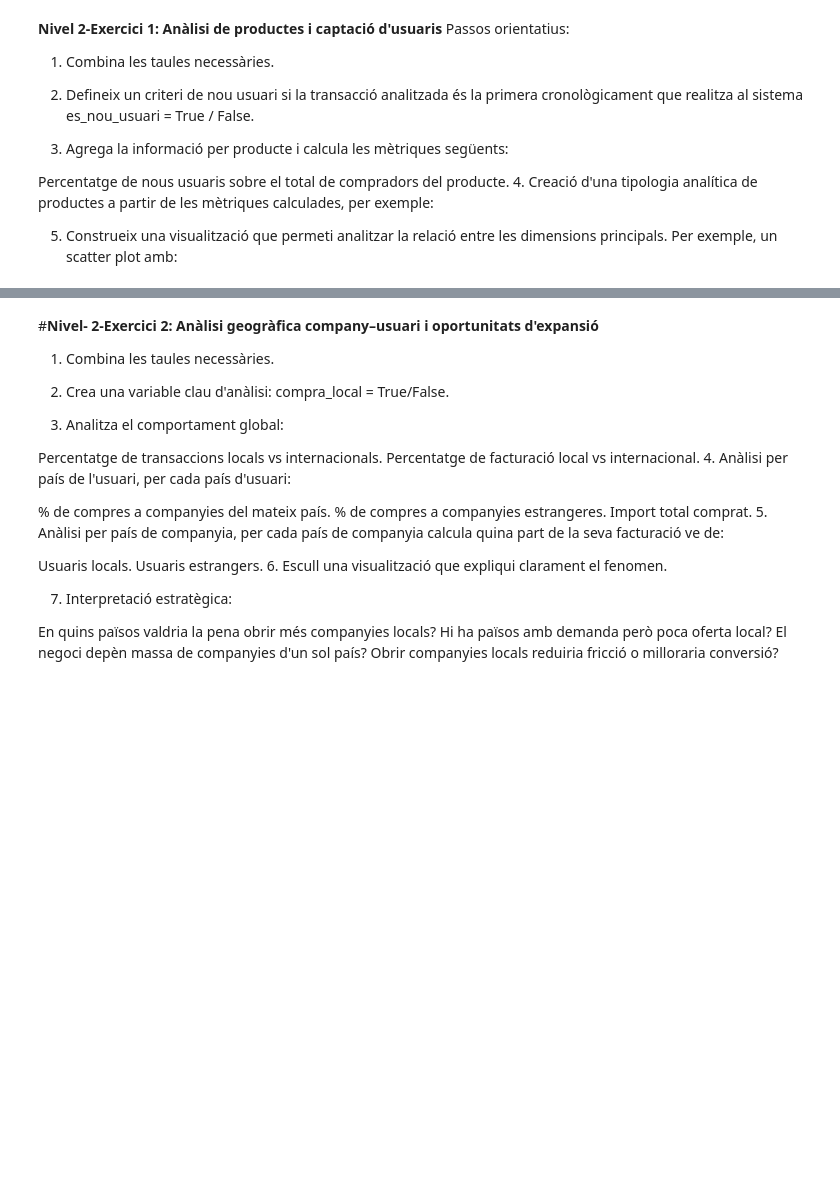
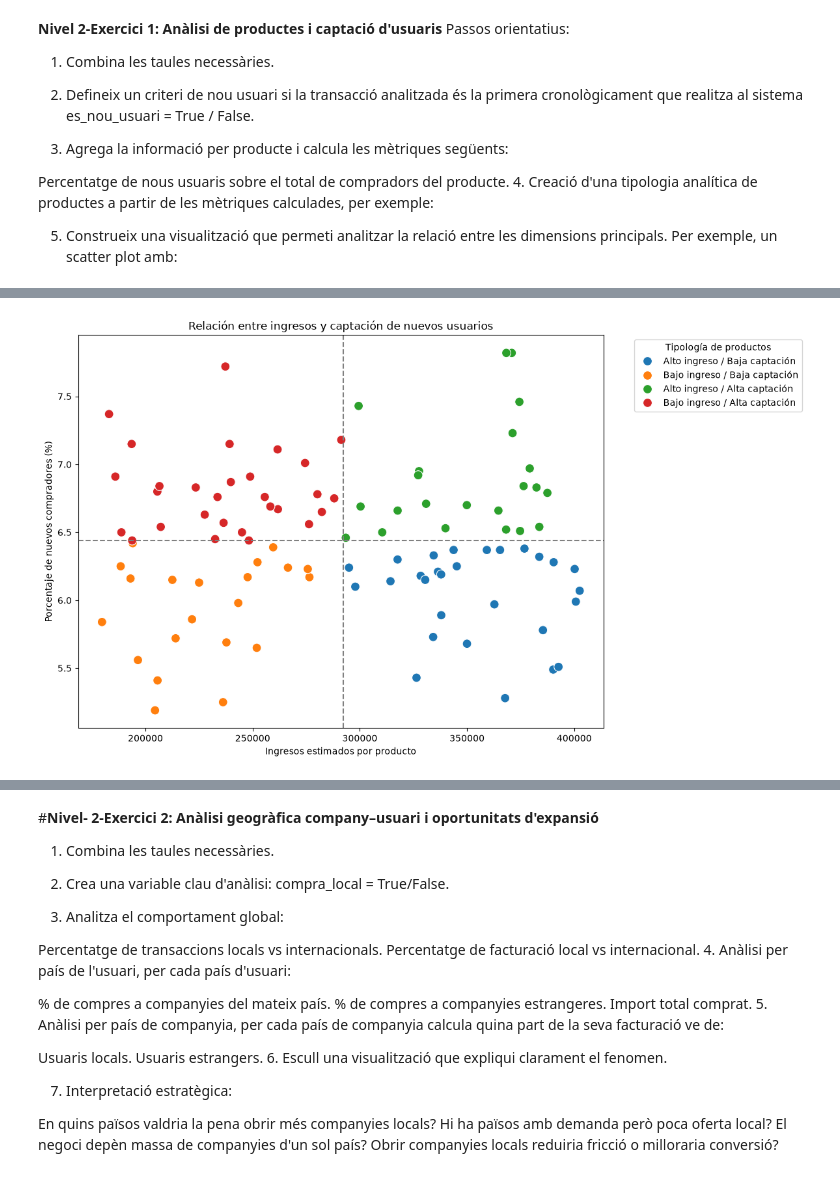
Before and after one commit to Desireegit1/Desiree-Diaz-Python-Sprint-7-11, a Jupyter notebook: SPRINT_9_DESIREE_DIAZ.ipynb, the cells around one changed output, grey strips where cells are left out. Cells and saved outputs as stored; diff of their text form; code cells hidden in the pictures; blank space fills up the shorter version.

```diff
--- a/SPRINT_9_DESIREE_DIAZ.ipynb
+++ b/SPRINT_9_DESIREE_DIAZ.ipynb
@@ -2040,0 +1927,18 @@ Este gráfico es adecuado porque permite comparar varias variables simultáneame
+# %%
+
+mediana_ingresos = (
+    df_metricas_productos["ingresos_totales"].median()
+)
+
+
+
+mediana_captacion = (
+    df_metricas_productos["porcentaje_nuevos"].median()
+)
+
+
+
+
+print("MEDIANA DE INGRESOS:", round(mediana_ingresos, 2))
+
+print("MEDIANA DE CAPTACIÓN:", round(mediana_captacion, 2), "%")
@@ -2040,0 +2048,67 @@ Este gráfico es adecuado porque permite comparar varias variables simultáneame
+# %%
+
+
+import matplotlib.pyplot as plt
+import seaborn as sns
+
+
+
+
+plt.figure(figsize=(12, 7))
+
+
+
+
+sns.scatterplot(
+    data=df_metricas_productos,
+    x="ingresos_totales",
+    y="porcentaje_nuevos",
+    hue="tipologia",
+    s=100
+)
+
+
+
+
+plt.axvline(
+    x=mediana_ingresos,
+    color="gray",
+    linestyle="--"
+)
+
+
+
+
+plt.axhline(
+    y=mediana_captacion,
+    color="gray",
+    linestyle="--"
+)
+
+
+
+plt.title(
+    "Relación entre ingresos y captación de nuevos usuarios"
+)
+
+plt.xlabel("Ingresos estimados por producto")
+
+plt.ylabel("Porcentaje de nuevos compradores (%)")
+
+
+
+
+plt.legend(
+    title="Tipología de productos",
+    bbox_to_anchor=(1.05, 1),
+    loc="upper left"
+)
+
+
+
+
+plt.tight_layout()
+
+plt.show()
+# %% [output]
+[figure, added]
```
Also changed, not shown: parts of 157 cells of this notebook.
